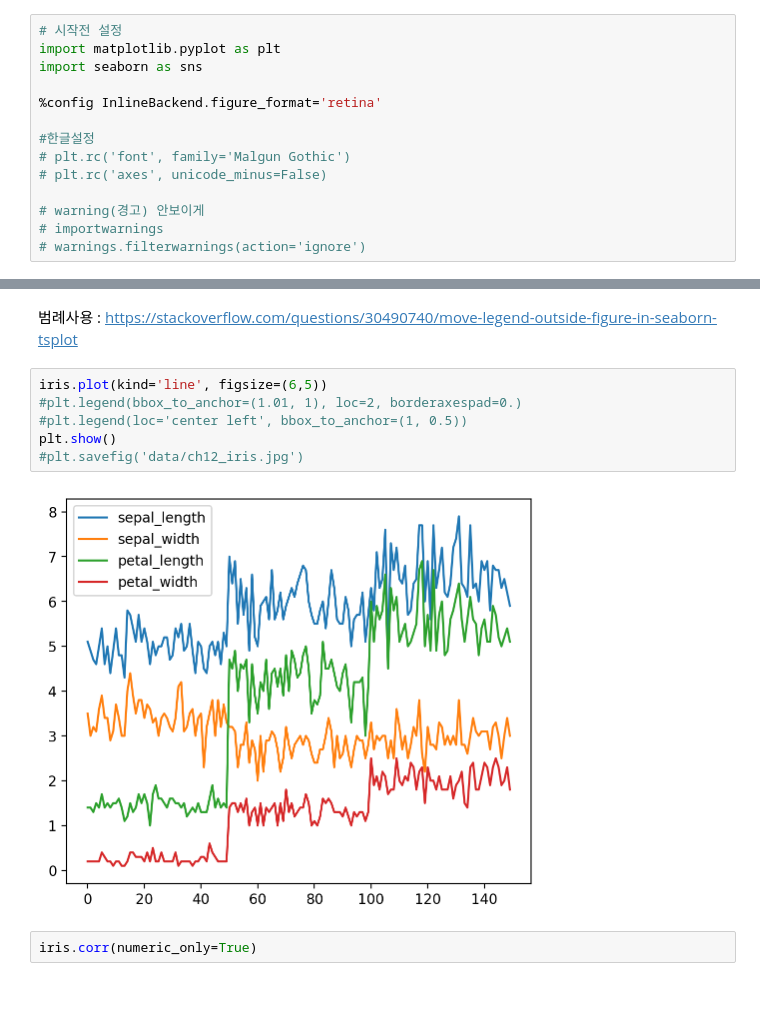
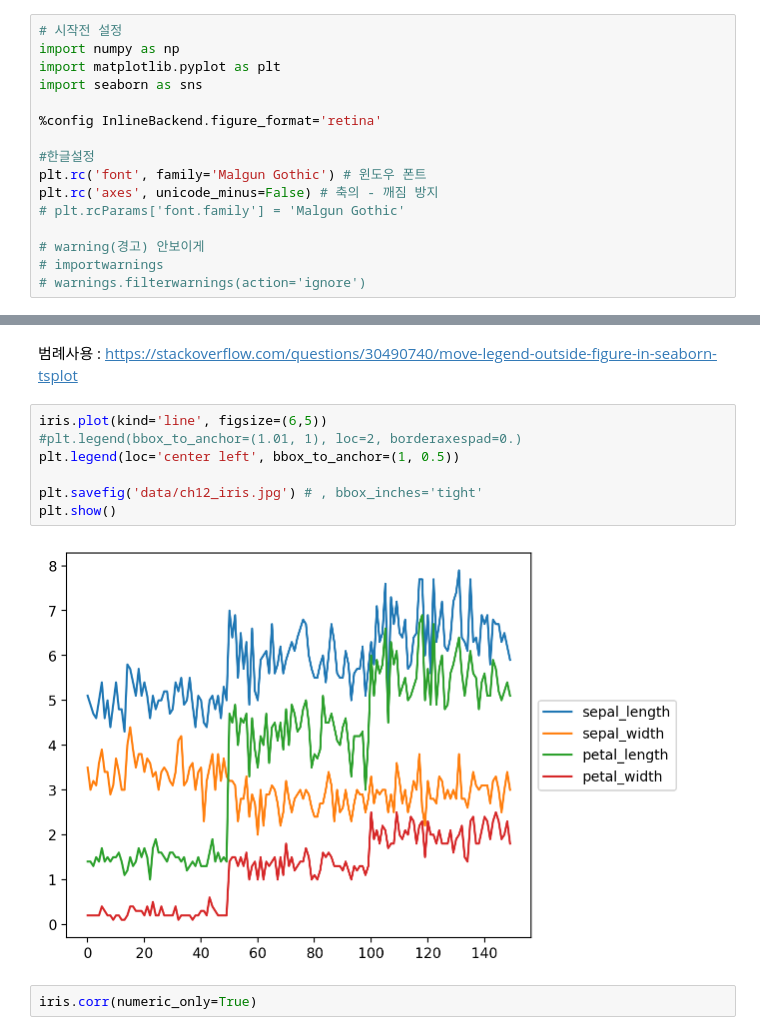
Before and after one commit to ksmindpks/ai_x, a Jupyter notebook: source/01_python/ch12_데이터 시각화.ipynb, the cells around one changed output, grey strips where cells are left out. Cells and saved outputs as stored; diff of their text form; blank space fills up the shorter version.

```diff
--- a/source/01_python/ch12_데이터 시각화.ipynb
+++ b/source/01_python/ch12_데이터 시각화.ipynb
@@ -31,14 +32,16 @@ matplotlib.__version__
 ## 1.1 패키지 import 및 기본 설정
 # %%
 # 시작전 설정
+import numpy as np
 import matplotlib.pyplot as plt
 import seaborn as sns
 
 %config InlineBackend.figure_format='retina'
 
 #한글설정
-# plt.rc('font', family='Malgun Gothic')
-# plt.rc('axes', unicode_minus=False)
+plt.rc('font', family='Malgun Gothic') # 윈도우 폰트
+plt.rc('axes', unicode_minus=False) # 축의 - 깨짐 방지
+# plt.rcParams['font.family'] = 'Malgun Gothic'
 
 # warning(경고) 안보이게
 # importwarnings
@@ -129,11 +132,12 @@ iris.sample()
 # %%
 iris.plot(kind='line', figsize=(6,5))
 #plt.legend(bbox_to_anchor=(1.01, 1), loc=2, borderaxespad=0.)
-#plt.legend(loc='center left', bbox_to_anchor=(1, 0.5))
+plt.legend(loc='center left', bbox_to_anchor=(1, 0.5))
+
+plt.savefig('data/ch12_iris.jpg') # , bbox_inches='tight'
 plt.show()
-#plt.savefig('data/ch12_iris.jpg')
 # %% [output]
-[figure, old version]
+[figure, new version]
 # %%
 iris.corr(numeric_only=True)
 # %% [output]
```
Also changed, not shown: parts of 17 cells of this notebook, 7 other files.
